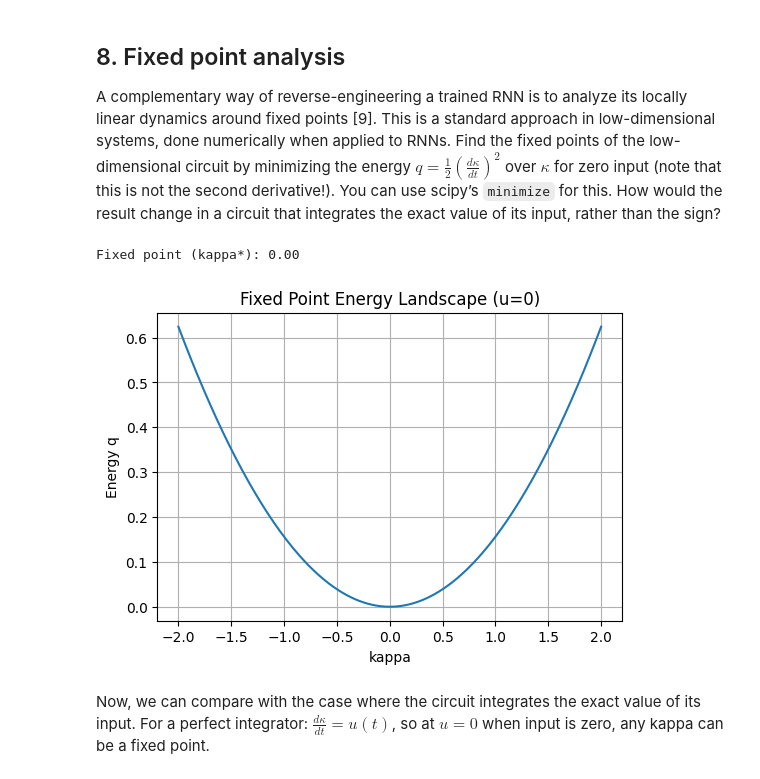
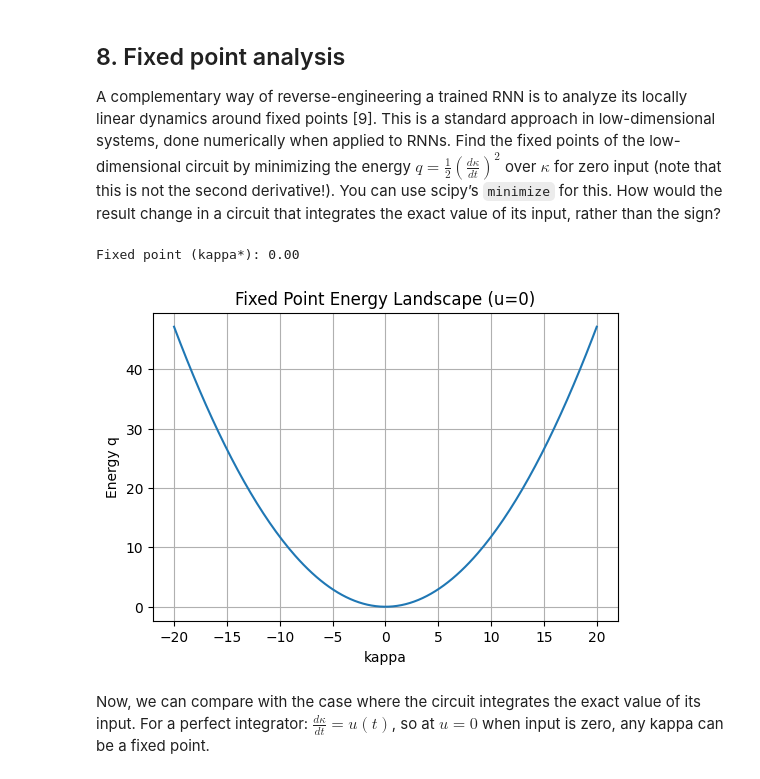
Before and after one commit to lillikiessling/Decision-Making-in-low-rank-RNNs, a Jupyter notebook: decision_making_yamac.ipynb, the cells around one changed output. Cells and saved outputs as stored; diff of their text form; code cells hidden in the pictures.

```diff
--- a/decision_making_yamac.ipynb
+++ b/decision_making_yamac.ipynb
@@ -444,31 +444,33 @@ A complementary way of reverse-engineering a trained RNN is to analyze its local
 # %%
 from scipy.optimize import minimize
 
-def fixed_point_energy(kappa, sigma_mn, gain):
-    dkappa = (-kappa + sigma_mn * gain * kappa)
+def fixed_point_energy(kappa, sigma_mn, gain, sigma_nI, v):
+    dkappa = (-kappa + sigma_mn * gain * kappa + sigma_nI * v)
     return 0.5 * dkappa**2
 
 Delta0 = 0.0
 gain0 = mean_phi_prime(Delta0)
 
 sigma_mn_eff = sigma_mn
+sigma_nI_eff = sigma_nI
+v = 0.0
 
-res = minimize(fixed_point_energy, x0=0.0, args=(sigma_mn_eff, gain0))
+res = minimize(fixed_point_energy, x0=0.0, args=(sigma_mn_eff, gain0, sigma_nI_eff, v))
 kappa_star = res.x[0]
 print(f"Fixed point (kappa*): {kappa_star:.2f}")
 
-kappa_range = np.linspace(-2, 2, 200)
-energy = [fixed_point_energy(k, sigma_mn_eff, gain0) for k in kappa_range]
+kappa_range = np.linspace(-20, 20, 200)
+energy = [fixed_point_energy(k, sigma_mn_eff, gain0, sigma_nI_eff, v) for k in kappa_range]
 plt.figure(figsize=(6,4))
 plt.plot(kappa_range, energy)
 plt.xlabel('kappa')
 plt.ylabel('Energy q')
 plt.title('Fixed Point Energy Landscape (u=0)')
 plt.grid(True)
 plt.show()
 # %% [output]
 Fixed point (kappa*): 0.00
-[figure, old version]
+[figure, new version]
 # %% [markdown]
 Now, we can compare with the case where the circuit integrates the exact value of its input. For a perfect integrator: $\frac{d\kappa}{dt} = u(t)$, so at $u=0$ when input is zero, any kappa can be a fixed point.
 # %% [markdown]
```
Also changed, not shown: parts of 8 cells of this notebook, 1 other file.
